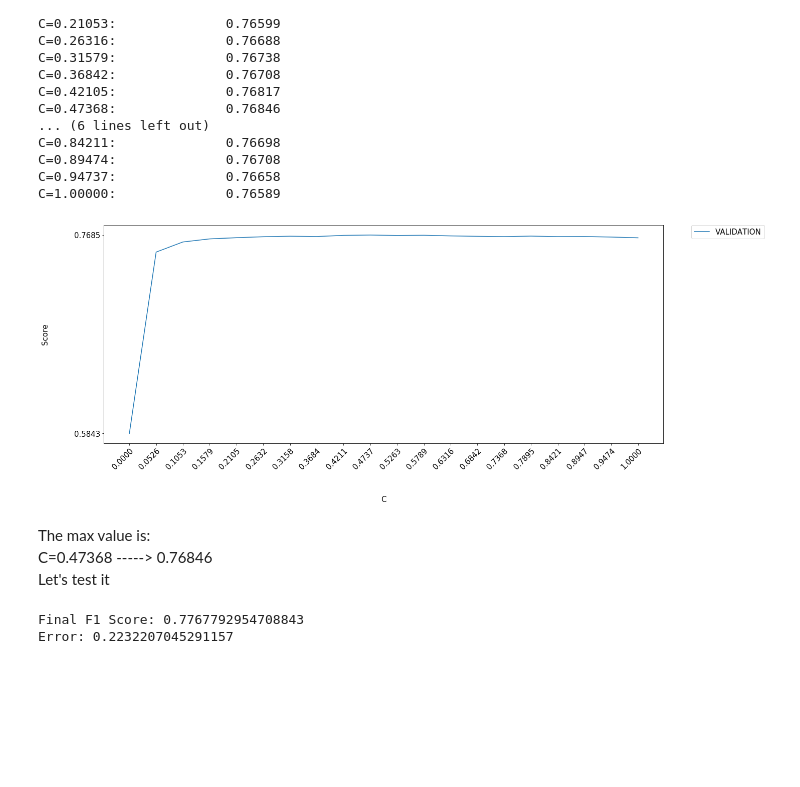
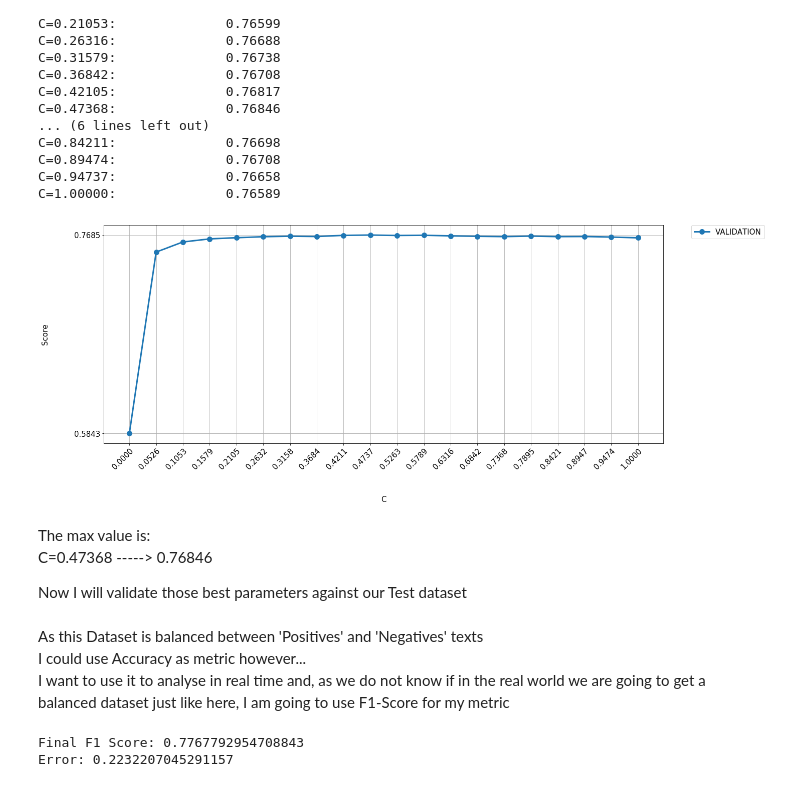
Before and after one commit to Nithope/NLP-Analise-sentimentos-PT, a Jupyter notebook: Analise de sentimentos.ipynb, the cells around one changed output. Drawn from its saved outputs; the diff is of its cells as text; code cells hidden in the pictures; blank space fills up the shorter version.

```diff
--- a/Analise de sentimentos.ipynb
+++ b/Analise de sentimentos.ipynb
@@ -168,22 +180,28 @@ C=1.00000:              0.76589
 # %%
 fsize=15
 fig,ax=plt.subplots(figsize=(20,8))
-plt.plot(C1,score_v, label='VALIDATION')
+plt.plot(C1,score_v, label='VALIDATION',marker='o',markersize=10,linewidth=3)
 plt.ticklabel_format(style='sci', axis='x', scilimits=(10**(-10),10**(10)))
 plt.xlabel('C', fontsize=fsize, labelpad=50)
 plt.ylabel('Score', fontsize=fsize, labelpad=50)
 plt.xticks(C1,fontsize=fsize)
 plt.yticks(list([min(score_v),max(score_v)]), fontsize=fsize)
 plt.setp(ax.get_xticklabels(), rotation=45, ha="right",
          rotation_mode="anchor")
 plt.legend(bbox_to_anchor=(1.05, 1), loc='upper left', borderaxespad=0. ,fontsize=fsize)
+plt.grid()
 plt.show()
 # %% [output]
-[figure, old version]
+[figure, new version]
 # %% [markdown]
 The max value is:<br>
 C=0.47368 -----> 0.76846<br>
-Let's test it
+
+Now I will validate those best parameters against our Test dataset
+# %% [markdown]
+As this Dataset is balanced between 'Positives' and 'Negatives' texts<br>
+I could use Accuracy as metric however...<br>
+I want to use it to analyse in real time and, as we do not know if in the real world we are going to get a balanced dataset just like here, I am going to use F1-Score for my metric
 # %%
 final_model1 = LogisticRegression(C=C1[score_v.index(max(score_v))])
 final_model1.fit(X_train, y_train)
```
Also changed, not shown: parts of 29 cells of this notebook.
